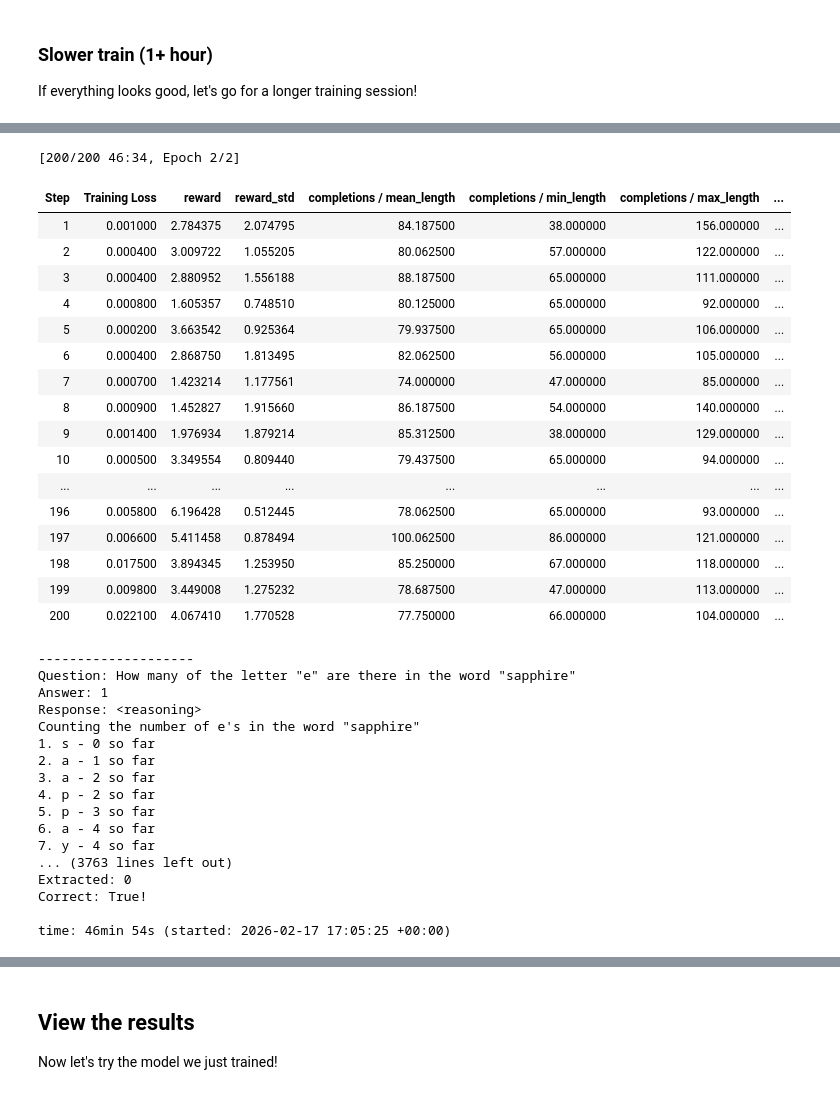
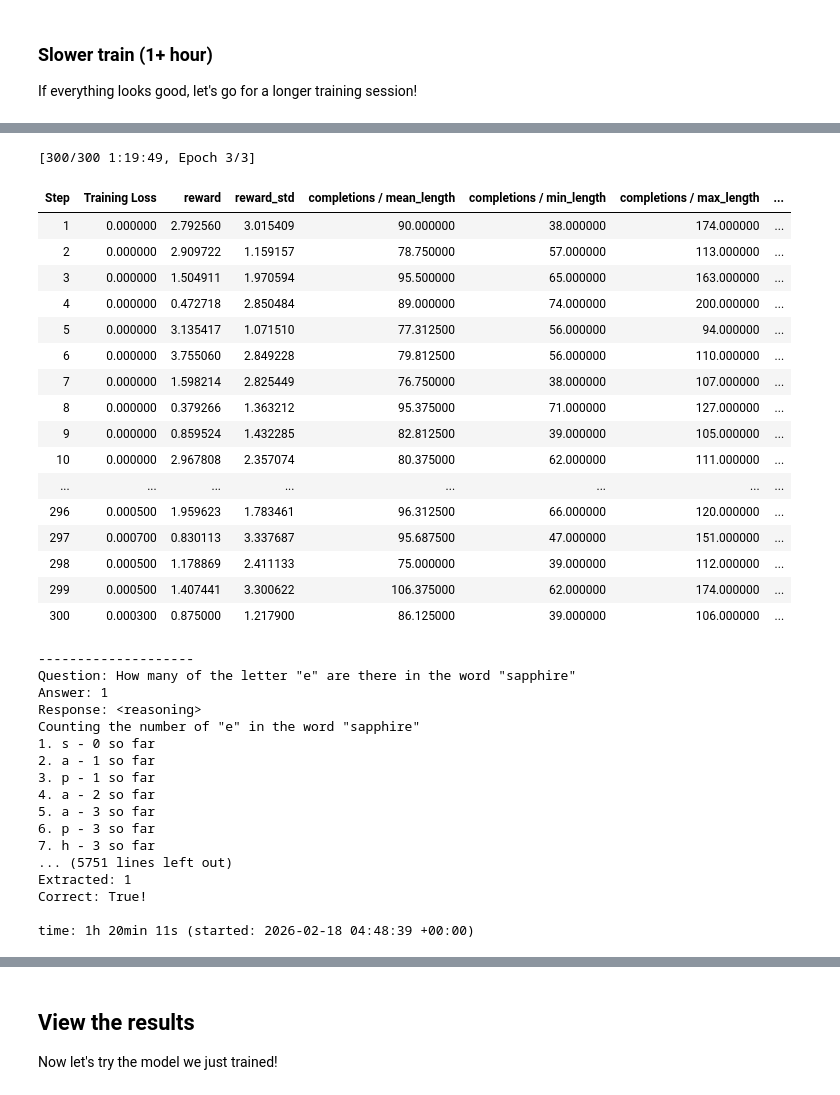
Before and after one commit to tbmadhav/cd13303-genai-c1-classroom, a Jupyter notebook: project/starter/gen_ai_fundamentals_project_starter.ipynb, the cells around one changed output, grey strips where cells are left out. Drawn from its saved outputs; the diff is of its cells as text; code cells hidden in the pictures.

```diff
--- a/project/starter/gen_ai_fundamentals_project_starter.ipynb
+++ b/project/starter/gen_ai_fundamentals_project_starter.ipynb
@@ -94,7 +95,8 @@ max_seq_length = 384  # Increase if you get errors about the sequence length
 # Set the LoRA rank to an appropriate value
 # Read about setting LoRA rank:
 # https://docs.unsloth.ai/get-started/fine-tuning-llms-guide/lora-hyperparameters-guide
-lora_rank = 8   # Explain your choice
+lora_rank = 8   # 8 because we have a small dataset, and we want to be able to train on a single GPU. You can increase this if you have more data and/or more GPU memory.
+# Load the Instruct model in 4-bit mode
 
 # Load the Instruct model in 4-bit mode
 model, tokenizer = FastLanguageModel.from_pretrained(
@@ -105,12 +107,25 @@ model, tokenizer = FastLanguageModel.from_pretrained(
     max_lora_rank=lora_rank,
     gpu_memory_utilization=0.5,  # You can reduce this if you get an memory error
 )
+#Since letter counting requires:
+#Iterative token processing
+#Position tracking
+#Maintaining running state
+#Modifying attention layers helps the model learn structured sequential reasoning
 
 model = FastLanguageModel.get_peft_model(
     model,
     r=lora_rank,
-    target_modules = ["q_proj", "k_proj", "v_proj", "o_proj",
-                      "gate_proj", "up_proj", "down_proj",],
+    target_modules=[
+        "q_proj",      # Controls how each token queries other tokens (attention pattern learning)
+        "k_proj",      # Controls how tokens are matched during attention scoring
+        "v_proj",      # Controls information passed across attention heads
+        "o_proj",      # Combines attention head outputs into final representation
+
+        "gate_proj",   # Controls gating mechanism in MLP (nonlinear feature selection)
+        "up_proj",     # Expands hidden representation in feedforward block
+        "down_proj"    # Projects expanded representation back to model dimension
+    ],
     lora_alpha=lora_rank,
     use_gradient_checkpointing="unsloth",  # Unsloth enables longer contexts
     # See: https://github.com/unslothai/unsloth
@@ -1000,13 +1015,13 @@ def format_reward_func(completions, **kwargs) -> list[float]:
         # If it matches, return 0.5, otherwise return 0.0
         # if ... **********
         if match:
-            reward += 0.5
+            reward += 0.2
         # Extract the answer from the response
         extracted_answer = extract_xml_answer(response)
 
         # If the answer is an integer, add 0.5 to the reward
         if extracted_answer.isdigit():
-            reward += 0.5
+            reward += 0.2
 
         res.append(reward)
     return res
@@ -1055,7 +1070,7 @@ Correct: {str(extracted_responses[0]) == str(counts[0])}!
     res = [
         # Provide reward for exactly correct answer
         # **********  # Complete the list comprehension
-        2.0 if str(r) == str(a) else -1.0
+        3.0 if str(r) == str(a) else -1.0
         for r, a in zip(extracted_responses, counts)
     ]
     return res
@@ -1134,7 +1149,7 @@ COMMON_GRPO_TRAINING_PARAMS = dict(
     # Set appropriate values for `learning_rate` and `beta`
     # See: https://docs.unsloth.ai/get-started/fine-tuning-llms-guide/lora-hyperparameters-guide
     # See: https://huggingface.co/docs/trl/main/en/grpo_trainer
-    learning_rate=5e-5,
+    learning_rate=2e-6,
     beta=0.1,
     # Set the batch size appropriately for your hardware. For GRPO there are a number of parameters to set.
     # If you are not sure about your GPU, assume you have a T4. See the memory specs here:
@@ -1273,7 +1288,7 @@ training_args = GRPOConfig(
     # Configure the maximum number of steps to take about 30mins of time for
     # a medium-sized experiment. (See how long the previous example took and
     # scale up appropriately using your best guess.)
-    max_steps=200,  # ~60min
+    max_steps=300,  # ~60min
 )
 trainer = GRPOTrainer(
     model=model,
@@ -1303,44 +1319,44 @@ Counting the number of g's in the word glisten
 </reasoning>
 <answer>
 1
 </answer>
 Extracted: 1
 Correct: True!
-[200/200 46:34, Epoch 2/2]
+[300/300 1:19:49, Epoch 3/3]
 | Step | Training Loss | reward | reward_std | completions / mean_length | completions / min_length | completions / max_length | ... |
-| 1 | 0.001000 | 2.784375 | 2.074795 | 84.187500 | 38.000000 | 156.000000 | ... |
-| 2 | 0.000400 | 3.009722 | 1.055205 | 80.062500 | 57.000000 | 122.000000 | ... |
-| 3 | 0.000400 | 2.880952 | 1.556188 | 88.187500 | 65.000000 | 111.000000 | ... |
-| 4 | 0.000800 | 1.605357 | 0.748510 | 80.125000 | 65.000000 | 92.000000 | ... |
-| 5 | 0.000200 | 3.663542 | 0.925364 | 79.937500 | 65.000000 | 106.000000 | ... |
-| 6 | 0.000400 | 2.868750 | 1.813495 | 82.062500 | 56.000000 | 105.000000 | ... |
-| 7 | 0.000700 | 1.423214 | 1.177561 | 74.000000 | 47.000000 | 85.000000 | ... |
-| 8 | 0.000900 | 1.452827 | 1.915660 | 86.187500 | 54.000000 | 140.000000 | ... |
-| 9 | 0.001400 | 1.976934 | 1.879214 | 85.312500 | 38.000000 | 129.000000 | ... |
-| 10 | 0.000500 | 3.349554 | 0.809440 | 79.437500 | 65.000000 | 94.000000 | ... |
+| 1 | 0.000000 | 2.792560 | 3.015409 | 90.000000 | 38.000000 | 174.000000 | ... |
+| 2 | 0.000000 | 2.909722 | 1.159157 | 78.750000 | 57.000000 | 113.000000 | ... |
+| 3 | 0.000000 | 1.504911 | 1.970594 | 95.500000 | 65.000000 | 163.000000 | ... |
+| 4 | 0.000000 | 0.472718 | 2.850484 | 89.000000 | 74.000000 | 200.000000 | ... |
+| 5 | 0.000000 | 3.135417 | 1.071510 | 77.312500 | 56.000000 | 94.000000 | ... |
+| 6 | 0.000000 | 3.755060 | 2.849228 | 79.812500 | 56.000000 | 110.000000 | ... |
+| 7 | 0.000000 | 1.598214 | 2.825449 | 76.750000 | 38.000000 | 107.000000 | ... |
+| 8 | 0.000000 | 0.379266 | 1.363212 | 95.375000 | 71.000000 | 127.000000 | ... |
+| 9 | 0.000000 | 0.859524 | 1.432285 | 82.812500 | 39.000000 | 105.000000 | ... |
+| 10 | 0.000000 | 2.967808 | 2.357074 | 80.375000 | 62.000000 | 111.000000 | ... |
 | ... | ... | ... | ... | ... | ... | ... | ... |
-| 196 | 0.005800 | 6.196428 | 0.512445 | 78.062500 | 65.000000 | 93.000000 | ... |
-| 197 | 0.006600 | 5.411458 | 0.878494 | 100.062500 | 86.000000 | 121.000000 | ... |
-| 198 | 0.017500 | 3.894345 | 1.253950 | 85.250000 | 67.000000 | 118.000000 | ... |
-| 199 | 0.009800 | 3.449008 | 1.275232 | 78.687500 | 47.000000 | 113.000000 | ... |
-| 200 | 0.022100 | 4.067410 | 1.770528 | 77.750000 | 66.000000 | 104.000000 | ... |
+| 296 | 0.000500 | 1.959623 | 1.783461 | 96.312500 | 66.000000 | 120.000000 | ... |
+| 297 | 0.000700 | 0.830113 | 3.337687 | 95.687500 | 47.000000 | 151.000000 | ... |
+| 298 | 0.000500 | 1.178869 | 2.411133 | 75.000000 | 39.000000 | 112.000000 | ... |
+| 299 | 0.000500 | 1.407441 | 3.300622 | 106.375000 | 62.000000 | 174.000000 | ... |
+| 300 | 0.000300 | 0.875000 | 1.217900 | 86.125000 | 39.000000 | 106.000000 | ... |
 --------------------
 Question: How many of the letter "e" are there in the word "sapphire"
 Answer: 1
 Response: <reasoning>
-Counting the number of e's in the word "sapphire"
+Counting the number of "e" in the word "sapphire"
 1. s - 0 so far
 2. a - 1 so far
-3. a - 2 so far
-4. p - 2 so far
-5. p - 3 so far
-6. a - 4 so far
-7. y - 4 so far
-... (3763 lines left out)
-Extracted: 0
+3. p - 1 so far
+4. a - 2 so far
+5. a - 3 so far
+6. p - 3 so far
+7. h - 3 so far
+... (5751 lines left out)
+Extracted: 1
 Correct: True!
 
-time: 46min 54s (started: 2026-02-17 17:05:25 +00:00)
+time: 1h 20min 11s (started: 2026-02-18 04:48:39 +00:00)
 # %%
 # Show the total (sum) of the rewards as well as the correct_answer_reward_func (means with in the batch)
 # Do you see the rewards increasing? Does the model get the correct answer
```
Also changed, not shown: parts of 25 cells of this notebook.
